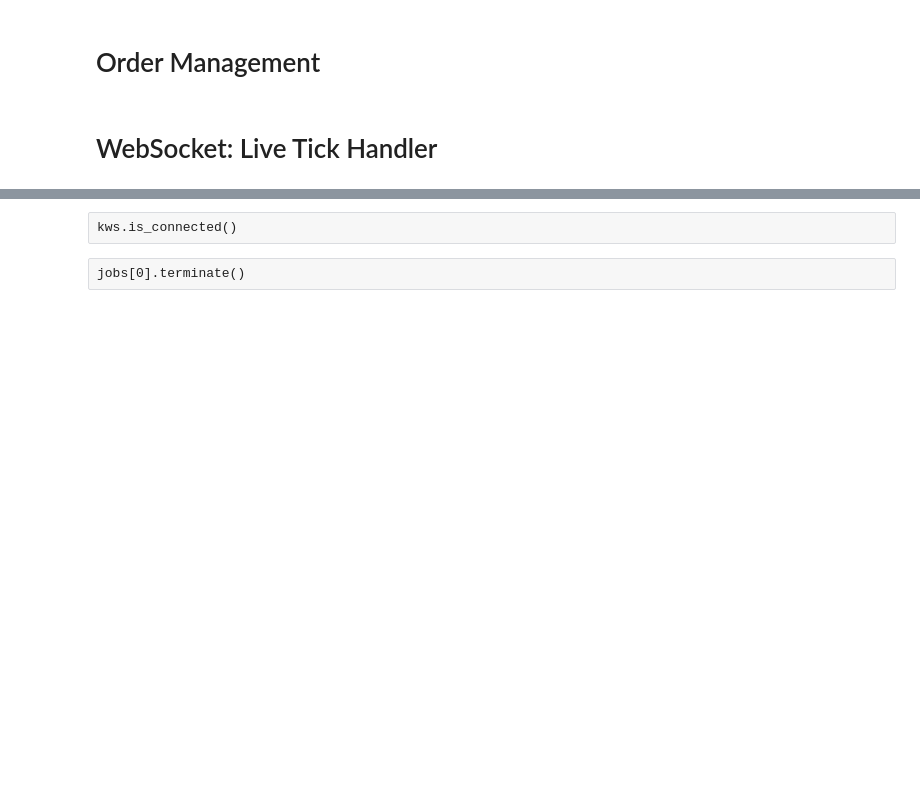
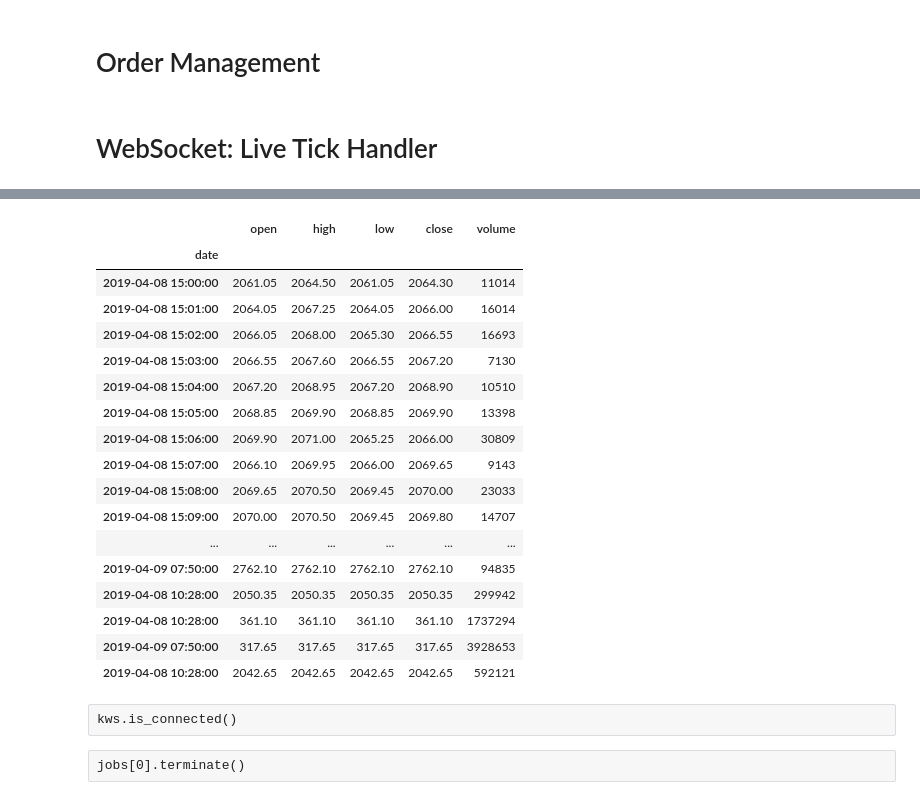
Before and after one commit to suhansaha/freedom, a Jupyter notebook: KiteConnect.ipynb, the cells around one changed output, grey strips where cells are left out. Saved outputs shown, nothing was run; the diff lists cells and outputs as text; code cells hidden in the pictures; blank space fills up the shorter version.

```diff
--- a/KiteConnect.ipynb
+++ b/KiteConnect.ipynb
@@ -374,3 +442,24 @@ def getOrders():
+# %%
+ns.LiveStreamOHLC
+# %% [output]
+|  | open | high | low | close | volume |
+| date |  |  |  |  |  |
+| 2019-04-08 15:00:00 | 2061.05 | 2064.50 | 2061.05 | 2064.30 | 11014 |
+| 2019-04-08 15:01:00 | 2064.05 | 2067.25 | 2064.05 | 2066.00 | 16014 |
+| 2019-04-08 15:02:00 | 2066.05 | 2068.00 | 2065.30 | 2066.55 | 16693 |
+| 2019-04-08 15:03:00 | 2066.55 | 2067.60 | 2066.55 | 2067.20 | 7130 |
+| 2019-04-08 15:04:00 | 2067.20 | 2068.95 | 2067.20 | 2068.90 | 10510 |
+| 2019-04-08 15:05:00 | 2068.85 | 2069.90 | 2068.85 | 2069.90 | 13398 |
+| 2019-04-08 15:06:00 | 2069.90 | 2071.00 | 2065.25 | 2066.00 | 30809 |
+| 2019-04-08 15:07:00 | 2066.10 | 2069.95 | 2066.00 | 2069.65 | 9143 |
+| 2019-04-08 15:08:00 | 2069.65 | 2070.50 | 2069.45 | 2070.00 | 23033 |
+| 2019-04-08 15:09:00 | 2070.00 | 2070.50 | 2069.45 | 2069.80 | 14707 |
+| ... | ... | ... | ... | ... | ... |
+| 2019-04-09 07:50:00 | 2762.10 | 2762.10 | 2762.10 | 2762.10 | 94835 |
+| 2019-04-08 10:28:00 | 2050.35 | 2050.35 | 2050.35 | 2050.35 | 299942 |
+| 2019-04-08 10:28:00 | 361.10 | 361.10 | 361.10 | 361.10 | 1737294 |
+| 2019-04-09 07:50:00 | 317.65 | 317.65 | 317.65 | 317.65 | 3928653 |
+| 2019-04-08 10:28:00 | 2042.65 | 2042.65 | 2042.65 | 2042.65 | 592121 |
 # %%
 if mode=="Live":
     live_data = raw_data.iloc[-30:-1][['open','high','low','close','volume']]
```
Also changed, not shown: parts of 8 cells of this notebook.
